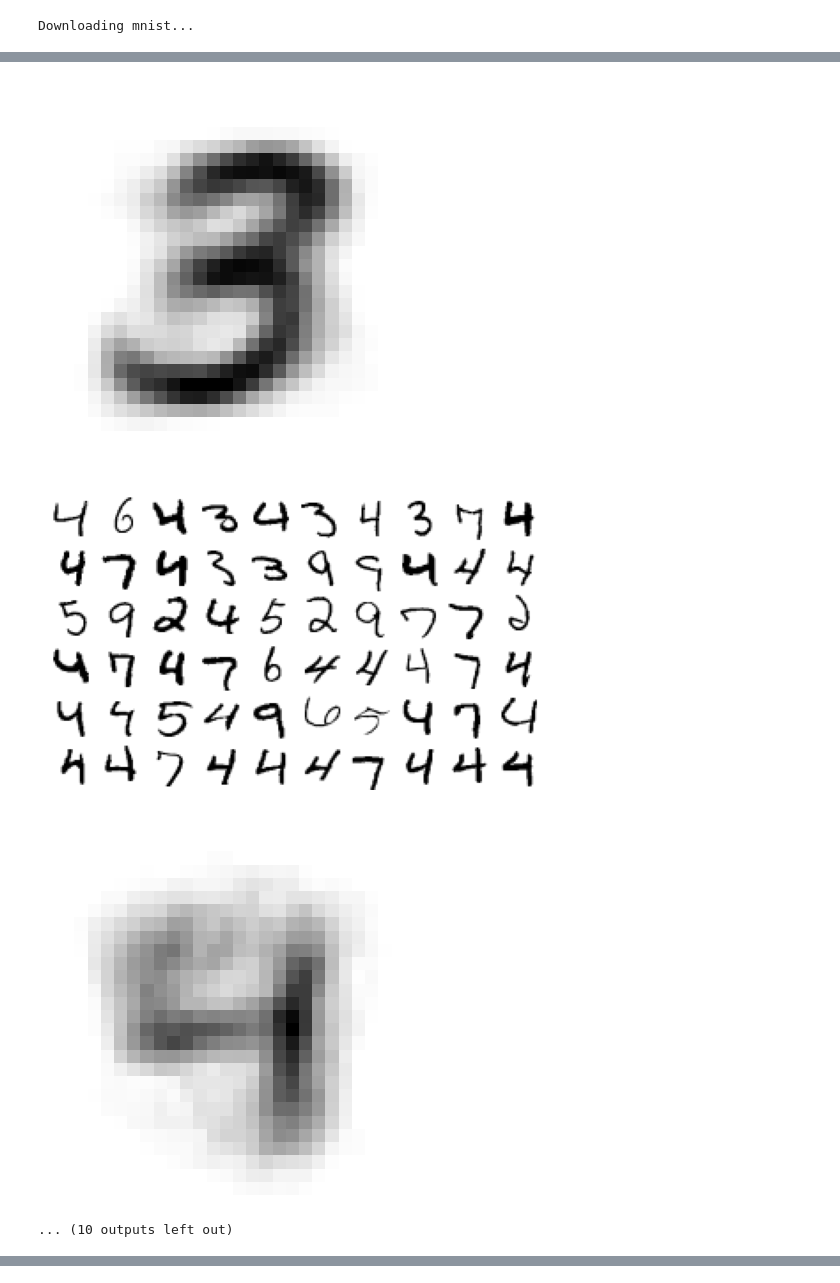
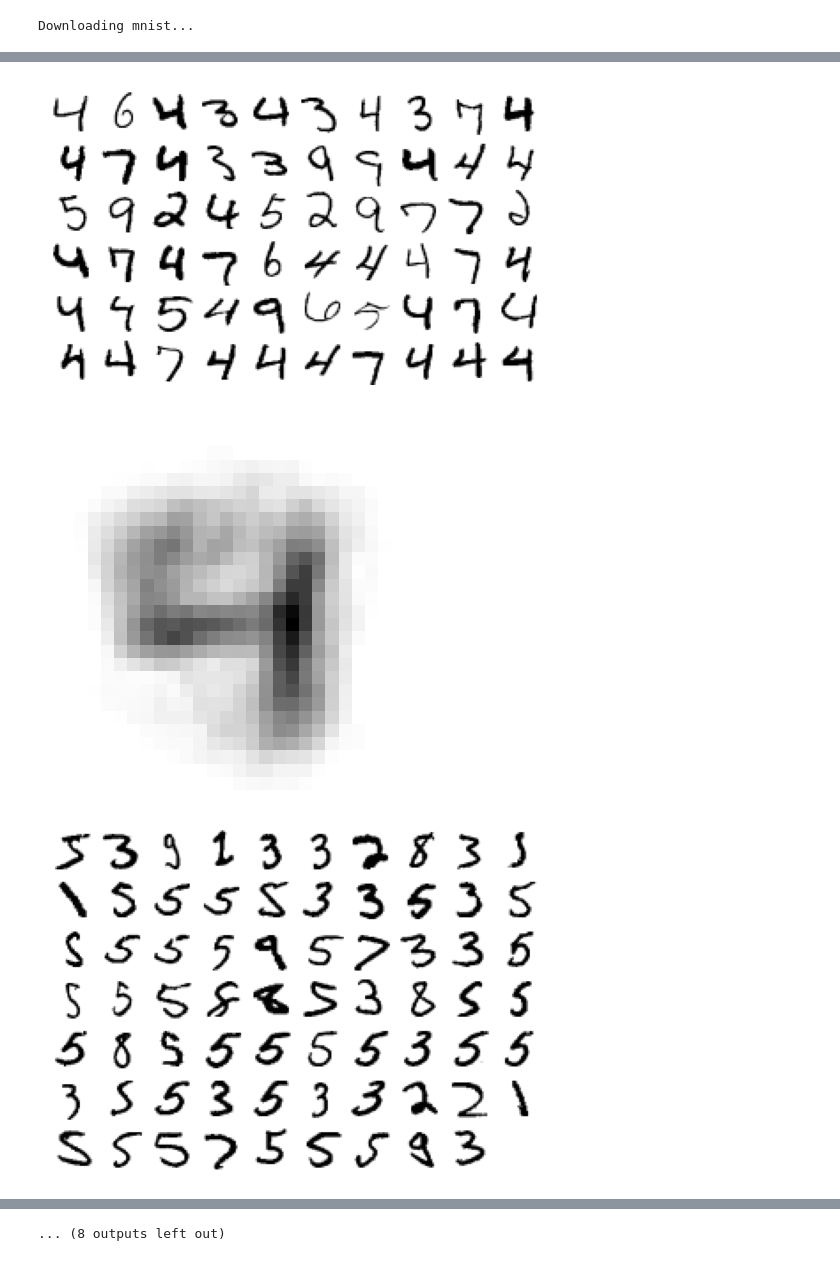
Before and after one commit to alokshr/handwritten-digits, a Jupyter notebook: Applying K-Means Clustering to MNIST Dataset/mnist-digits.ipynb, the cells around one changed output, grey strips where cells are left out. Drawn from its saved outputs; the diff is of its cells as text; code cells hidden in the pictures.

```diff
--- a/Applying K-Means Clustering to MNIST Dataset/mnist-digits.ipynb
+++ b/Applying K-Means Clustering to MNIST Dataset/mnist-digits.ipynb
@@ -145,15 +157,19 @@ plt.show()
 # %%
 clusters, iters = k_means_clustering(example_images.to_numpy(), centers, 1)
 
-print(iters)
 
-plot_digits(centers)
-plt.show()
+
+# print(iters)
 
 for i in range(len(clusters)):
-    plot_digits(clusters[i]['points'])
-    plt.show()
+    if (len(clusters[i]['points']) != 0):
+        plot_digits(clusters[i]['points'])
+        plt.show()
 
     plot_digits([clusters[i]['center']])
     plt.show()
+
+correct_predicts = 0
+
+# for i in range(num_of_images):
 # %% [output]
@@ -169,4 +184,3 @@ for i in range(len(clusters)):
-[figure, old version]
+[figure, new version]
-[figure, old version]
+[figure, new version]
-[figure, old version]
+[figure, new version]
-... (10 outputs left out)
@@ -172,0 +188 @@ for i in range(len(clusters)):
+... (8 outputs left out)
```
Also changed, not shown: parts of 4 cells of this notebook, 16 other files.
